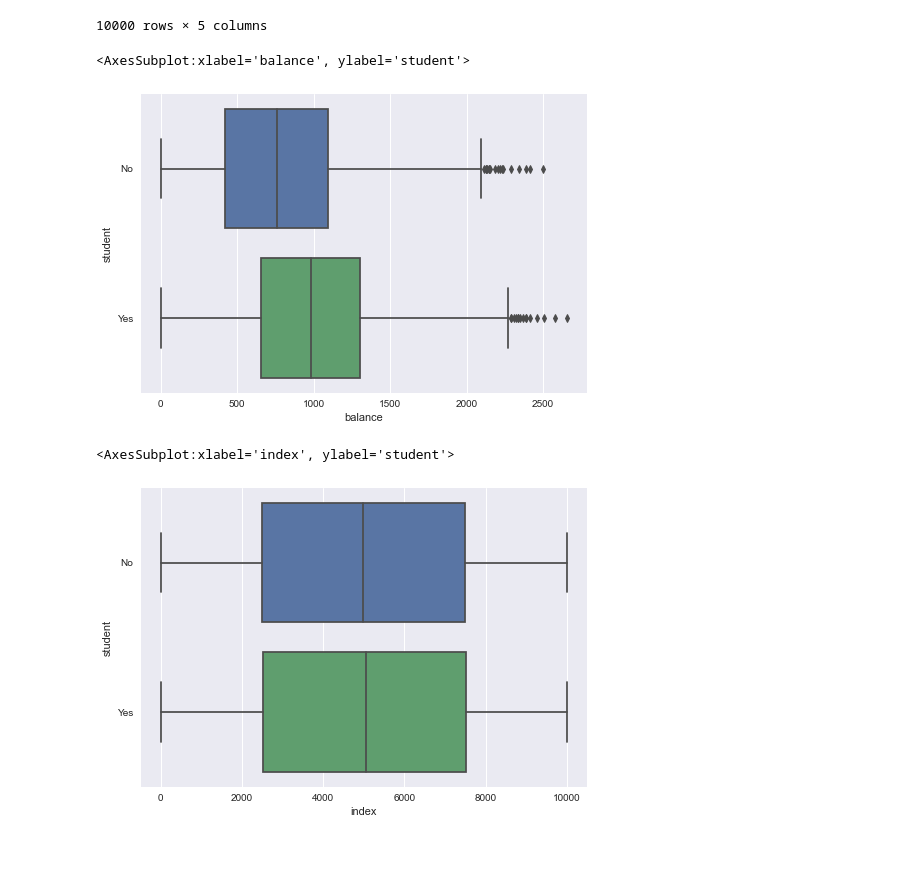
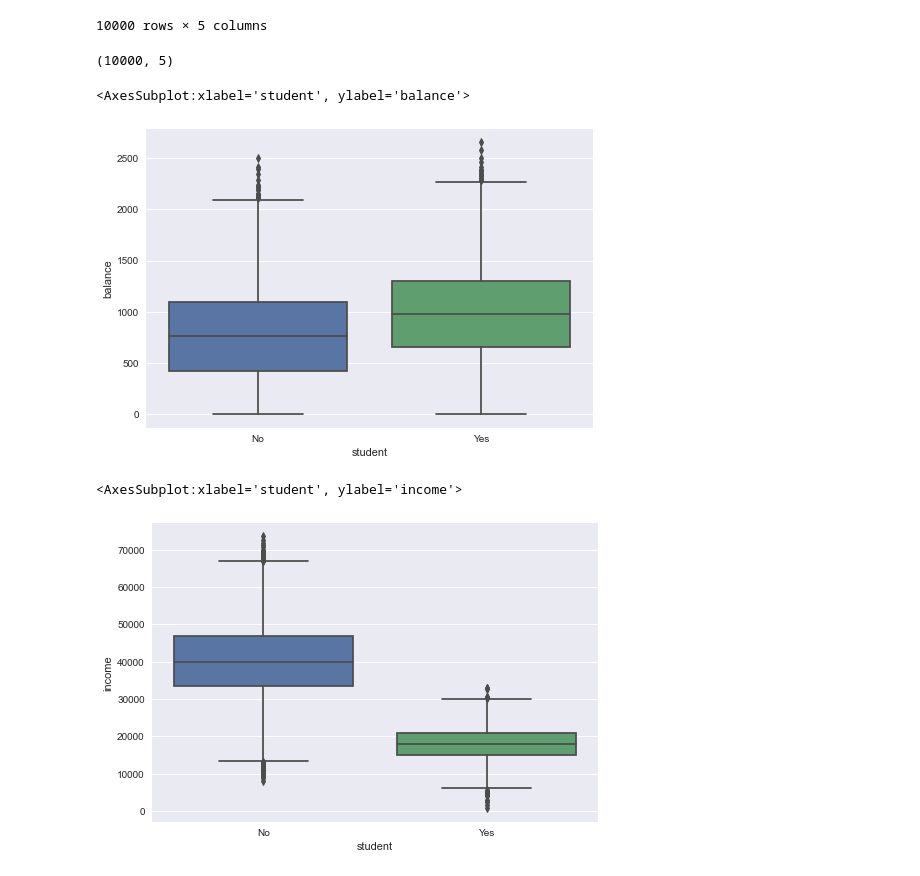
Before and after one commit to Denniels/Fundamentos-data-sciens, a Jupyter notebook: Clasificacion_desde_Machine_Learning.ipynb, the cells around one changed output. Cells and saved outputs as stored; diff of their text form; code cells hidden in the pictures.

```diff
--- a/Clasificacion_desde_Machine_Learning.ipynb
+++ b/Clasificacion_desde_Machine_Learning.ipynb
@@ -80,14 +80,18 @@ df
 | 9998 | 9999 | No | No | 1569.009053 | 36669.112365 |
 | 9999 | 10000 | No | Yes | 200.922183 | 16862.952321 |
 10000 rows × 5 columns
+# %%
+df.shape
+# %% [output]
+(10000, 5)
 # %%
-sns.boxplot(data = df, x = 'balance', y = 'student')
+sns.boxplot(data = df, x = 'student', y = 'balance')
 # %% [output]
-<AxesSubplot:xlabel='balance', ylabel='student'>
+<AxesSubplot:xlabel='student', ylabel='balance'>
-[figure, old version]
+[figure, new version]
 # %%
-sns.boxplot(data = df, x = 'index', y = 'student')
+sns.boxplot(data = df, x = 'student', y = 'income')
 # %% [output]
-<AxesSubplot:xlabel='index', ylabel='student'>
+<AxesSubplot:xlabel='student', ylabel='income'>
-[figure, old version]
+[figure, new version]
 # %%
```
Also changed, not shown: parts of 19 cells of this notebook, 1 other file.
